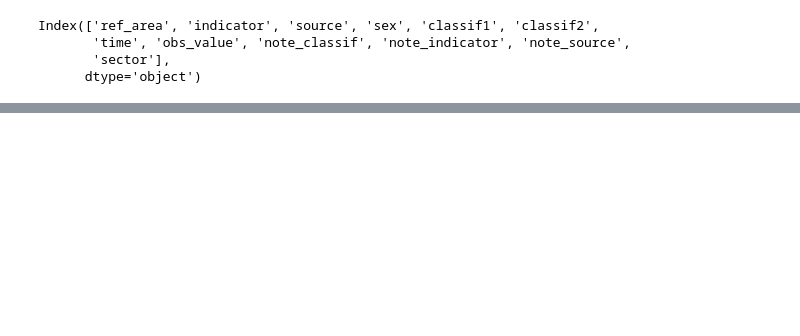
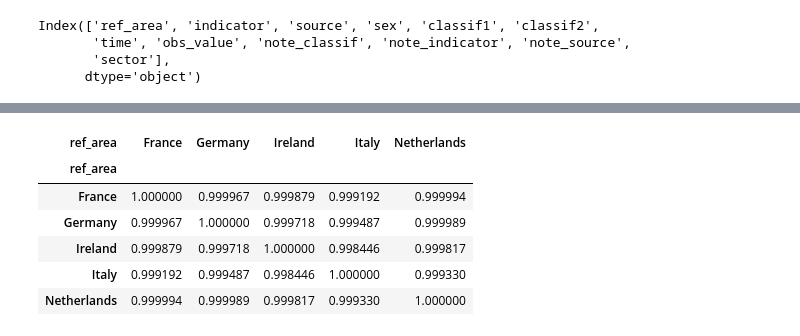
Before and after one commit to leticiacosta91/NewOfficial, a Jupyter notebook: Statistic - REPEAT.ipynb, the cells around one changed output, grey strips where cells are left out. Drawn from its saved outputs; the diff is of its cells as text; code cells hidden in the pictures; blank space fills up the shorter version.

```diff
--- a/Statistic - REPEAT.ipynb
+++ b/Statistic - REPEAT.ipynb
@@ -1104,0 +1102,16 @@ df_corr.sample
+# %%
+filtered_df = df_c[(df_c['sector'] == 'Public Administration, Community, Social and other Services and Activities') & (df_c['time'] == 2021)]
+
+
+cols = ['France', 'Germany', 'Ireland', 'Italy', 'Netherlands']
+
+
+filtered_df[cols].corr()
+# %% [output]
+| ref_area | France | Germany | Ireland | Italy | Netherlands |
+| ref_area |  |  |  |  |  |
+| France | 1.000000 | 0.999967 | 0.999879 | 0.999192 | 0.999994 |
+| Germany | 0.999967 | 1.000000 | 0.999718 | 0.999487 | 0.999989 |
+| Ireland | 0.999879 | 0.999718 | 1.000000 | 0.998446 | 0.999817 |
+| Italy | 0.999192 | 0.999487 | 0.998446 | 1.000000 | 0.999330 |
+| Netherlands | 0.999994 | 0.999989 | 0.999817 | 0.999330 | 1.000000 |
```
Also changed, not shown: parts of 34 cells of this notebook.
